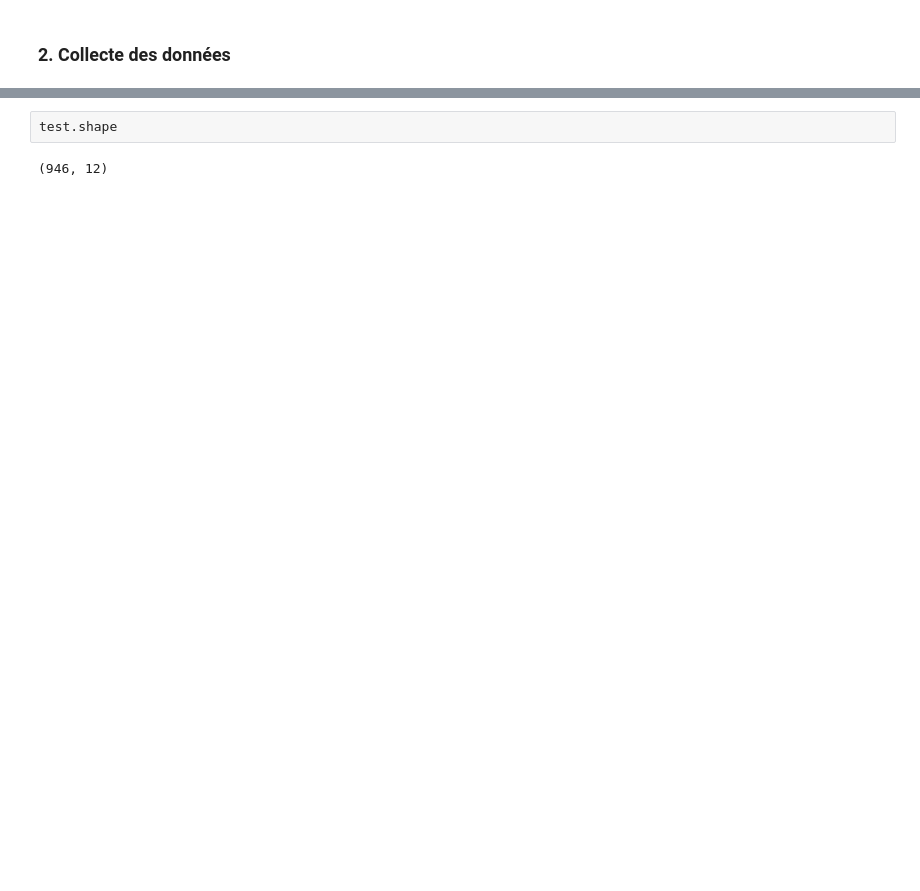
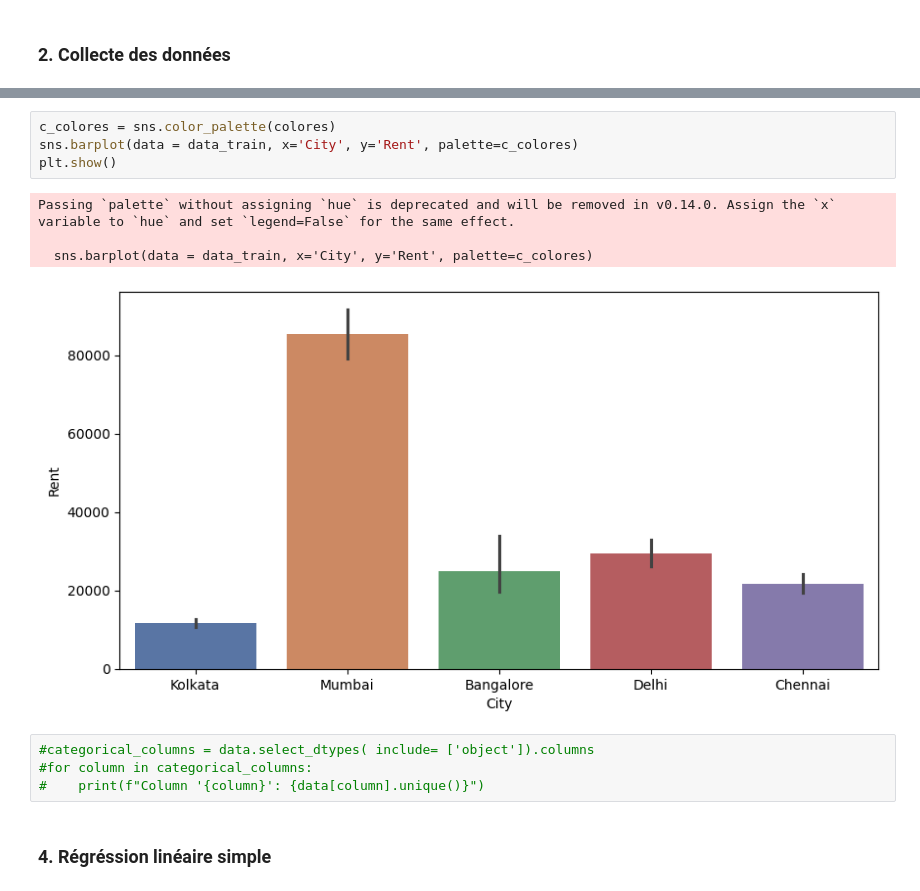
Before and after one commit to jflorescuba/Machine_learning, a Jupyter notebook: House_rent/House_rent.ipynb, the cells around one changed output, grey strips where cells are left out. Saved outputs shown, nothing was run; the diff lists cells and outputs as text; blank space fills up the shorter version.

```diff
--- a/House_rent/House_rent.ipynb
+++ b/House_rent/House_rent.ipynb
@@ -131,4 +168,15 @@ target = 'Rent'
-# %%
-test.shape
-# %% [output]
-(946, 12)
+# %%
+c_colores = sns.color_palette(colores)
+sns.barplot(data = data_train, x='City', y='Rent', palette=c_colores)
+plt.show()
+# %% [output]
+Passing `palette` without assigning `hue` is deprecated and will be removed in v0.14.0. Assign the `x` variable to `hue` and set `legend=False` for the same effect.
+
+  sns.barplot(data = data_train, x='City', y='Rent', palette=c_colores)
+[figure, added]
+# %%
+#categorical_columns = data.select_dtypes( include= ['object']).columns
+#for column in categorical_columns:
+#    print(f"Column '{column}': {data[column].unique()}")
+# %% [markdown]
+### 4. Régréssion linéaire simple
```
Also changed, not shown: parts of 25 cells of this notebook.
